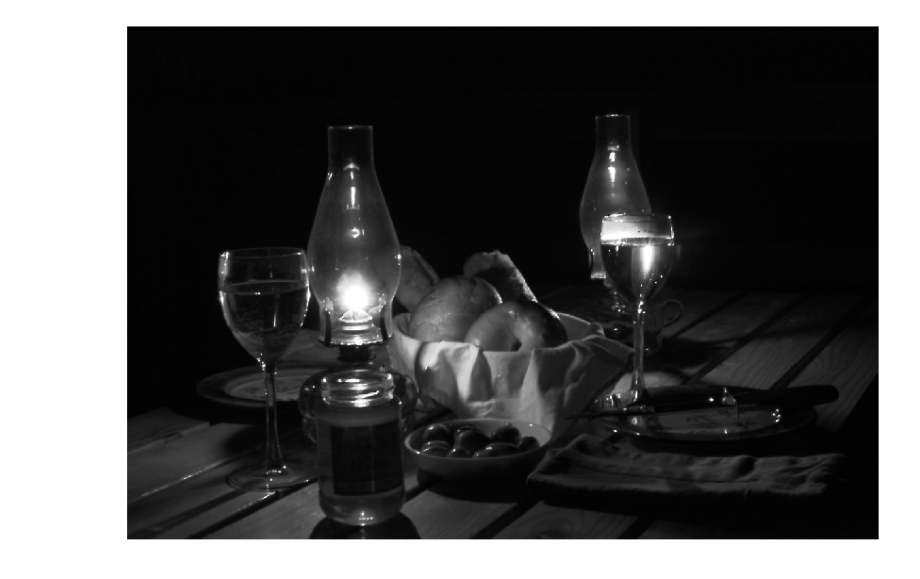
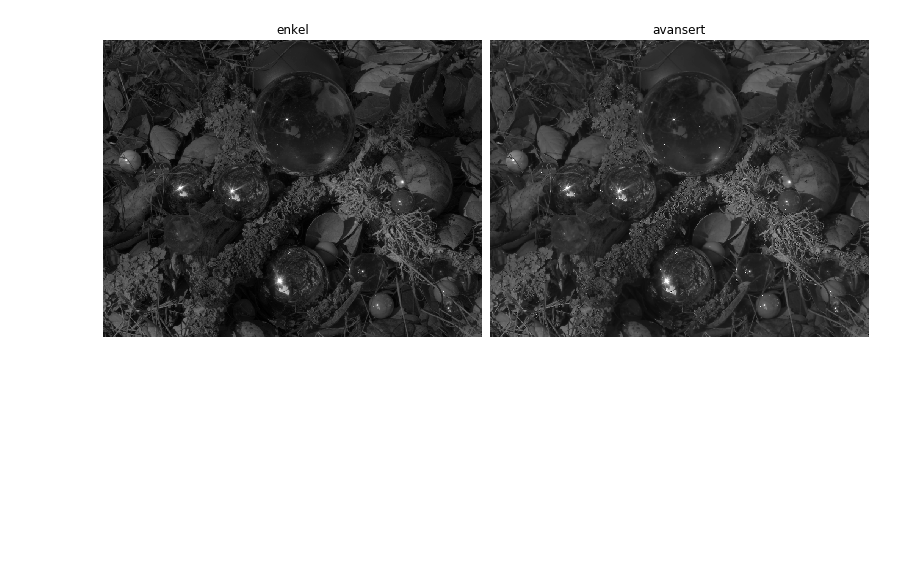
Before and after one commit to jegerud/Sciprog2020project, a Jupyter notebook: src/ConvertGrayscale.ipynb, the cells around one changed output. Drawn from its saved outputs; the diff is of its cells as text; code cells hidden in the pictures; blank space fills up the shorter version.

```diff
--- a/src/ConvertGrayscale.ipynb
+++ b/src/ConvertGrayscale.ipynb
@@ -2,12 +2,26 @@
 import numpy as np
 import imageio
 import matplotlib.pyplot as plt
-from Source.Grayscale import rgb2gray
+from Source.Grayscale import rgb2gray, grayscale
 from Source.ImageView import singleView
 
-file = '../hdr-bilder/StillLife/StillLife_01024.png' #leser inn bilder
+file = '../hdr-bilder/Balls/Balls_00016.png' #leser inn bilder
-# %%
-image = rgb2gray(file)
-singleView(image, True)
-# %% [output]
-[figure, removed]
+# %%
+image = rgb2gray(file)
+im=grayscale(file)
+
+
+plt.figure(figsize=(16, 8))         # Setter størrelse på bildene
+plt.subplot(131)                    # Legger til subplot for bilde
+plt.imshow(im, plt.cm.gray)   # Viser bildet
+plt.title('enkel')          # Legger til tittel
+plt.axis('off')                     # Fjerner aksene i figuren
+
+plt.subplot(132)                    # Legger til subplot for bilde
+plt.imshow(image, plt.cm.gray)        # Viser glattet bilde
+plt.title("avansert")                     # Legger til tittel
+plt.axis('off')                     # Fjerner aksene i figuren
+                                        # Gjør margene mindre
+plt.subplots_adjust(wspace=0.02, hspace=0.02, top=0.9, bottom=0, left=0,right=1)
+# %% [output]
+[figure, added]
```
Also changed, not shown: 2 other files.
